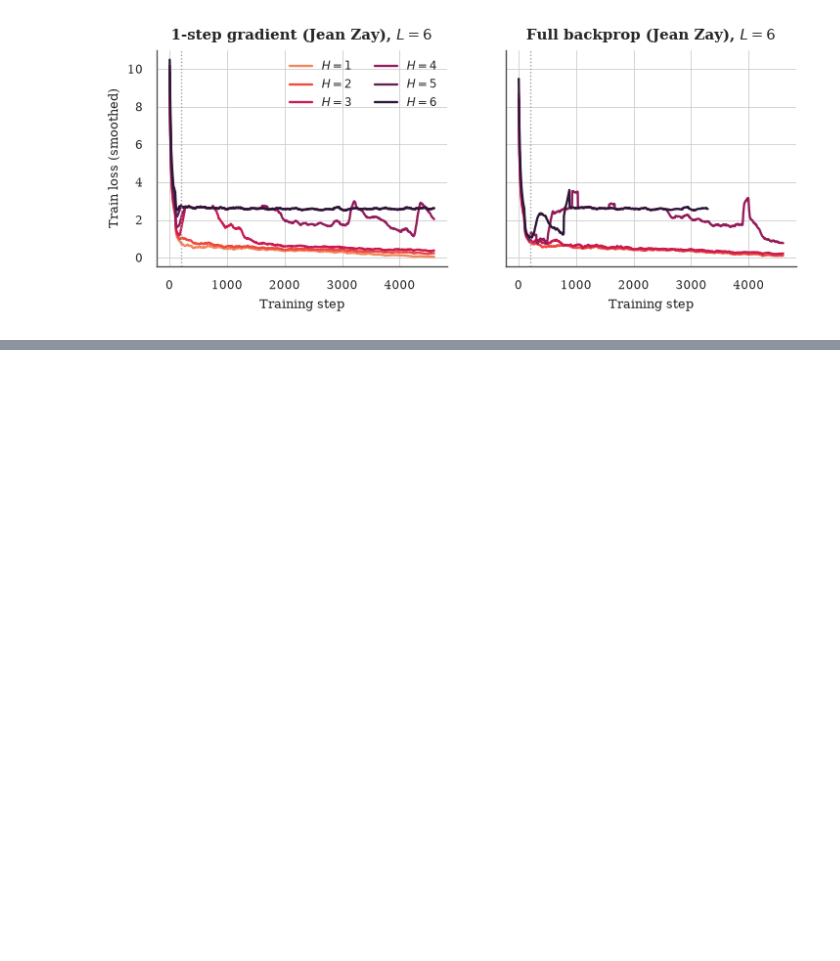
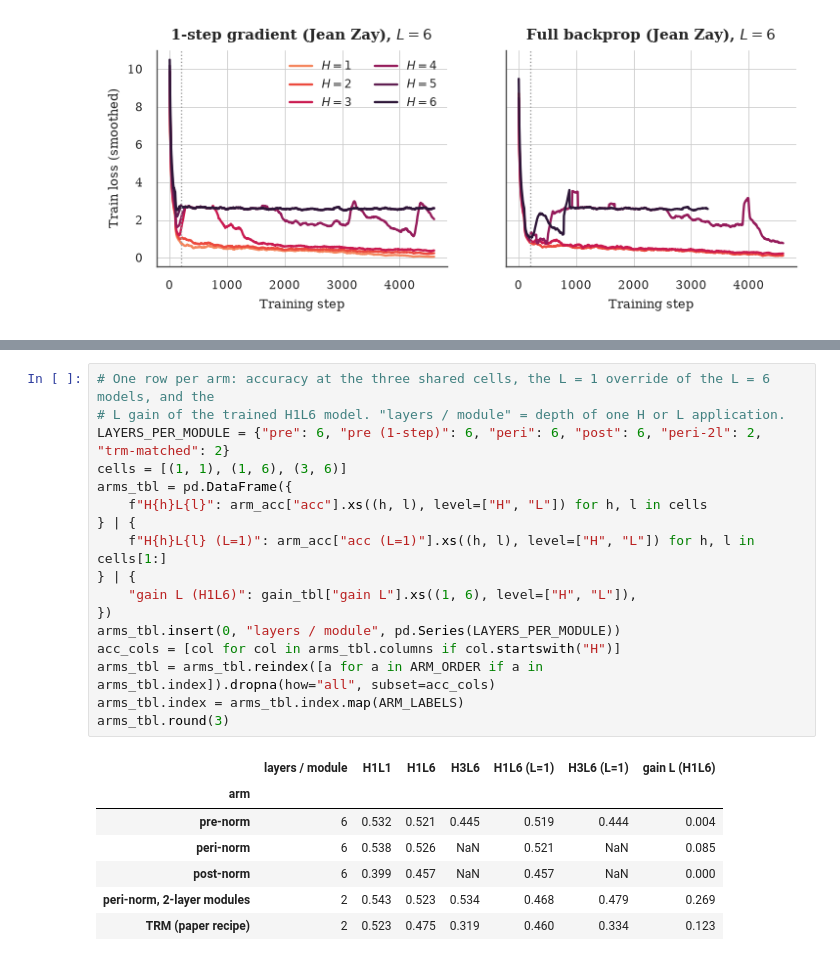
Before and after one commit to MariusAAROS/HRM-Text-for-Graphs, a Jupyter notebook: report/paper_results.ipynb, the cells around one changed output, grey strips where cells are left out. Cells and saved outputs as stored; diff of their text form; blank space fills up the shorter version.

```diff
--- a/report/paper_results.ipynb
+++ b/report/paper_results.ipynb
@@ -1971,0 +2178,25 @@ plot_h4_curves()
+# %%
+# One row per arm: accuracy at the three shared cells, the L = 1 override of the L = 6 models, and the
+# L gain of the trained H1L6 model. "layers / module" = depth of one H or L application.
+LAYERS_PER_MODULE = {"pre": 6, "pre (1-step)": 6, "peri": 6, "post": 6, "peri-2l": 2, "trm-matched": 2}
+cells = [(1, 1), (1, 6), (3, 6)]
+arms_tbl = pd.DataFrame({
+    f"H{h}L{l}": arm_acc["acc"].xs((h, l), level=["H", "L"]) for h, l in cells
+} | {
+    f"H{h}L{l} (L=1)": arm_acc["acc (L=1)"].xs((h, l), level=["H", "L"]) for h, l in cells[1:]
+} | {
+    "gain L (H1L6)": gain_tbl["gain L"].xs((1, 6), level=["H", "L"]),
+})
+arms_tbl.insert(0, "layers / module", pd.Series(LAYERS_PER_MODULE))
+acc_cols = [col for col in arms_tbl.columns if col.startswith("H")]
+arms_tbl = arms_tbl.reindex([a for a in ARM_ORDER if a in arms_tbl.index]).dropna(how="all", subset=acc_cols)
+arms_tbl.index = arms_tbl.index.map(ARM_LABELS)
+arms_tbl.round(3)
+# %% [output]
+|  | layers / module | H1L1 | H1L6 | H3L6 | H1L6 (L=1) | H3L6 (L=1) | gain L (H1L6) |
+| arm |  |  |  |  |  |  |  |
+| pre-norm | 6 | 0.532 | 0.521 | 0.445 | 0.519 | 0.444 | 0.004 |
+| peri-norm | 6 | 0.538 | 0.526 | NaN | 0.521 | NaN | 0.085 |
+| post-norm | 6 | 0.399 | 0.457 | NaN | 0.457 | NaN | 0.000 |
+| peri-norm, 2-layer modules | 2 | 0.543 | 0.523 | 0.534 | 0.468 | 0.479 | 0.269 |
+| TRM (paper recipe) | 2 | 0.523 | 0.475 | 0.319 | 0.460 | 0.334 | 0.123 |
```
Also changed, not shown: parts of 15 cells of this notebook, 22 other files.
